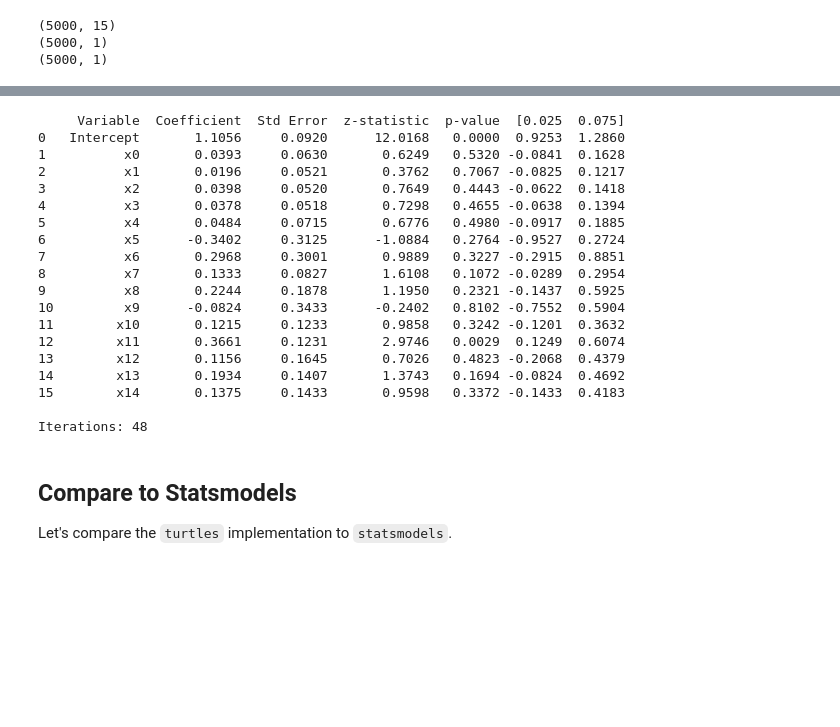
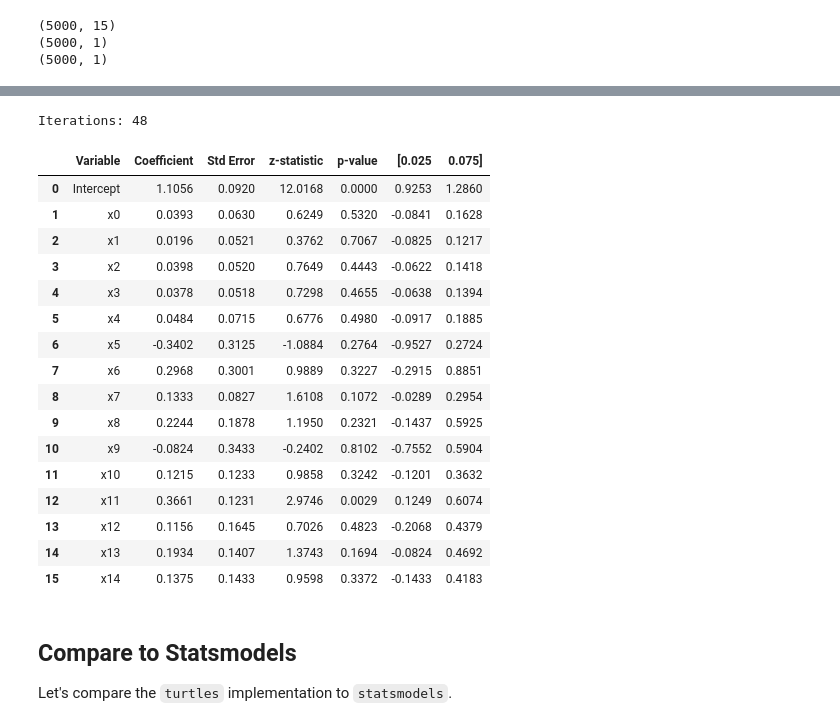
Before and after one commit to adammotzel/pyglms, a Jupyter notebook: examples/poissonreg_example.ipynb, the cells around one changed output, grey strips where cells are left out. Drawn from its saved outputs; the diff is of its cells as text; code cells hidden in the pictures; blank space fills up the shorter version.

```diff
--- a/examples/poissonreg_example.ipynb
+++ b/examples/poissonreg_example.ipynb
@@ -130,35 +128,33 @@ Iterations: 877
 # %%
 # fit model using l-bfgs
 l_model = PoissonReg(method="lbfgs")
 l_model.fit(
     X,
     y,
     exposure
 )
 
-print(l_model.summary())
-print()
 print("Iterations:", l_model.iterations)
+l_model.summary()
 # %% [output]
-     Variable  Coefficient  Std Error  z-statistic  p-value  [0.025  0.075]
-0   Intercept       1.1056     0.0920      12.0168   0.0000  0.9253  1.2860
-1          x0       0.0393     0.0630       0.6249   0.5320 -0.0841  0.1628
-2          x1       0.0196     0.0521       0.3762   0.7067 -0.0825  0.1217
-3          x2       0.0398     0.0520       0.7649   0.4443 -0.0622  0.1418
-4          x3       0.0378     0.0518       0.7298   0.4655 -0.0638  0.1394
-5          x4       0.0484     0.0715       0.6776   0.4980 -0.0917  0.1885
-6          x5      -0.3402     0.3125      -1.0884   0.2764 -0.9527  0.2724
-7          x6       0.2968     0.3001       0.9889   0.3227 -0.2915  0.8851
-8          x7       0.1333     0.0827       1.6108   0.1072 -0.0289  0.2954
-9          x8       0.2244     0.1878       1.1950   0.2321 -0.1437  0.5925
-10         x9      -0.0824     0.3433      -0.2402   0.8102 -0.7552  0.5904
-11        x10       0.1215     0.1233       0.9858   0.3242 -0.1201  0.3632
-12        x11       0.3661     0.1231       2.9746   0.0029  0.1249  0.6074
-13        x12       0.1156     0.1645       0.7026   0.4823 -0.2068  0.4379
-14        x13       0.1934     0.1407       1.3743   0.1694 -0.0824  0.4692
-15        x14       0.1375     0.1433       0.9598   0.3372 -0.1433  0.4183
-
 Iterations: 48
+|  | Variable | Coefficient | Std Error | z-statistic | p-value | [0.025 | 0.075] |
+| 0 | Intercept | 1.1056 | 0.0920 | 12.0168 | 0.0000 | 0.9253 | 1.2860 |
+| 1 | x0 | 0.0393 | 0.0630 | 0.6249 | 0.5320 | -0.0841 | 0.1628 |
+| 2 | x1 | 0.0196 | 0.0521 | 0.3762 | 0.7067 | -0.0825 | 0.1217 |
+| 3 | x2 | 0.0398 | 0.0520 | 0.7649 | 0.4443 | -0.0622 | 0.1418 |
+| 4 | x3 | 0.0378 | 0.0518 | 0.7298 | 0.4655 | -0.0638 | 0.1394 |
+| 5 | x4 | 0.0484 | 0.0715 | 0.6776 | 0.4980 | -0.0917 | 0.1885 |
+| 6 | x5 | -0.3402 | 0.3125 | -1.0884 | 0.2764 | -0.9527 | 0.2724 |
+| 7 | x6 | 0.2968 | 0.3001 | 0.9889 | 0.3227 | -0.2915 | 0.8851 |
+| 8 | x7 | 0.1333 | 0.0827 | 1.6108 | 0.1072 | -0.0289 | 0.2954 |
+| 9 | x8 | 0.2244 | 0.1878 | 1.1950 | 0.2321 | -0.1437 | 0.5925 |
+| 10 | x9 | -0.0824 | 0.3433 | -0.2402 | 0.8102 | -0.7552 | 0.5904 |
+| 11 | x10 | 0.1215 | 0.1233 | 0.9858 | 0.3242 | -0.1201 | 0.3632 |
+| 12 | x11 | 0.3661 | 0.1231 | 2.9746 | 0.0029 | 0.1249 | 0.6074 |
+| 13 | x12 | 0.1156 | 0.1645 | 0.7026 | 0.4823 | -0.2068 | 0.4379 |
+| 14 | x13 | 0.1934 | 0.1407 | 1.3743 | 0.1694 | -0.0824 | 0.4692 |
+| 15 | x14 | 0.1375 | 0.1433 | 0.9598 | 0.3372 | -0.1433 | 0.4183 |
 # %% [markdown]
 ## Compare to Statsmodels
 
```
Also changed, not shown: parts of 2 cells of this notebook, 5 other files.
